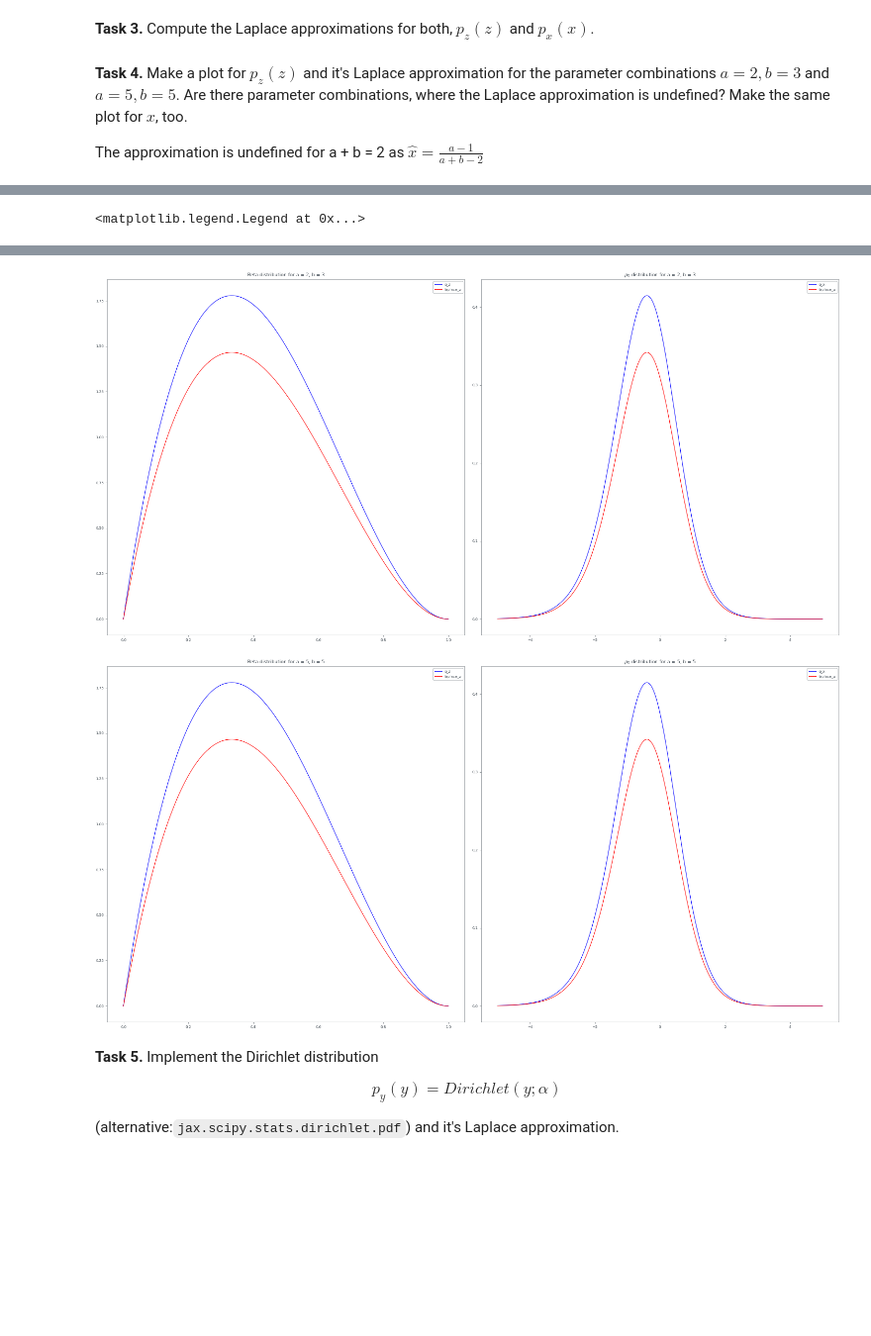
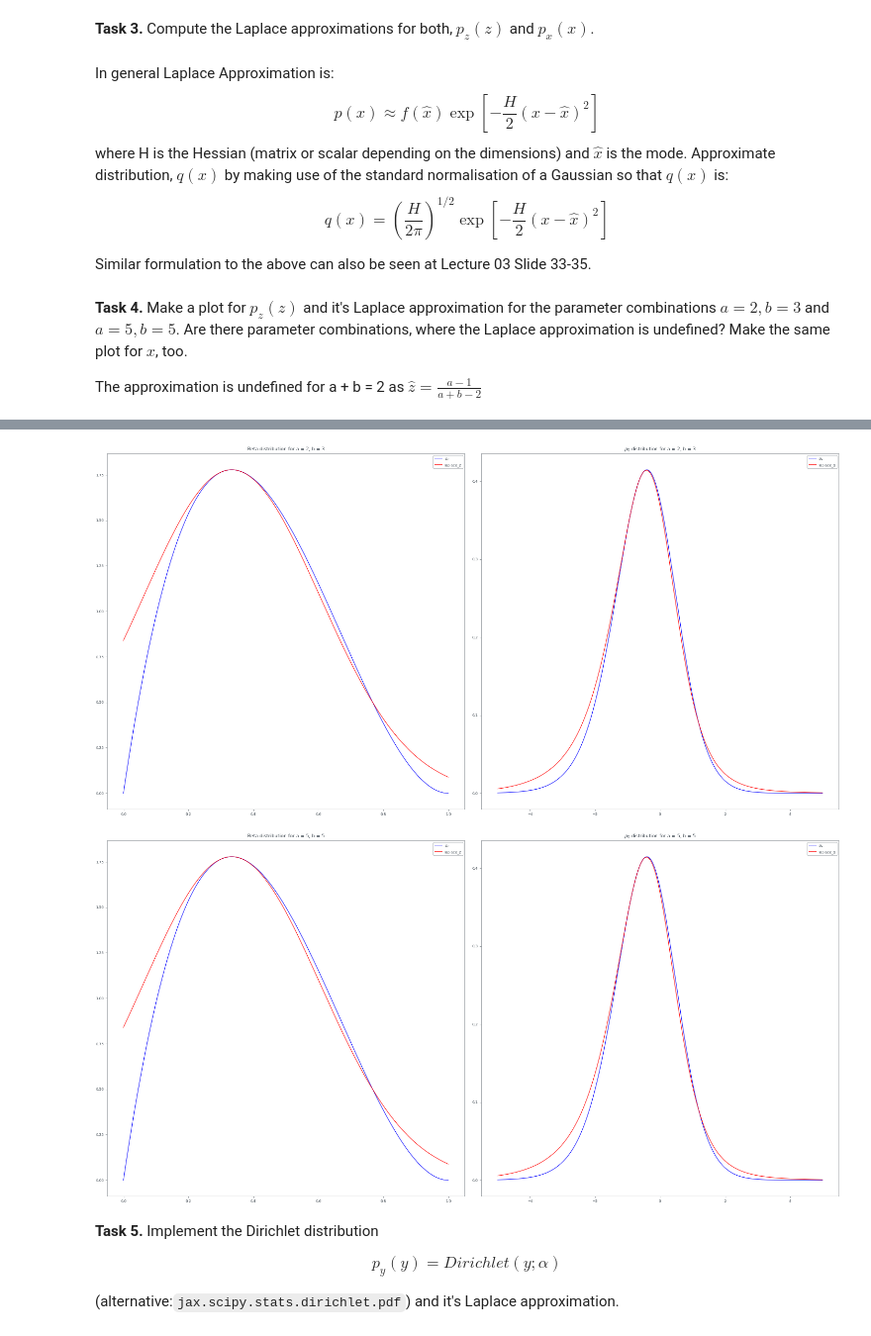
Before and after one commit to Bozcomlekci/PML, a Jupyter notebook: Ex02.ipynb, the cells around one changed output, grey strips where cells are left out. Shown at 99% size. Drawn from its saved outputs; the diff is of its cells as text; code cells hidden in the pictures; blank space fills up the shorter version.

Commit message:
Beta distribution corrected

```diff
--- a/Ex02.ipynb
+++ b/Ex02.ipynb
@@ -313,7 +313,8 @@ def p_z(z, a, b):
       Value of the probability density function at z.
     """
     # TODO
-    return jax.scipy.stats.beta.pdf(z, a, b)
+    p_Z = jax.scipy.stats.beta.pdf(z, a, b)
+    return p_Z #/ jnp.sum(p_Z)
 # %% [markdown]
 **Task 2.** What is the distribution $p_x(x)$ of $x$ if
 
@@ -346,5 +347,17 @@ def p_x(x, a, b):
 # %% [markdown]
 **Task 3.** Compute the Laplace approximations for both,  $p_z(z)$ and $p_x(x)$.
+# %% [markdown]
+In general Laplace Approximation is:
+$$
+p(x) \approx f\left(\hat{x}\right) \exp \left[-\frac{H}{2}\left(x-\hat{x}\right)^2\right]
+$$
+where H is the Hessian (matrix or scalar depending on the dimensions) and $\hat{x}$ is the mode.
+Approximate distribution, $q(x)$ by making use of the standard normalisation of a Gaussian so that $q(x)$ is:
+$$
+q(x)=\left(\frac{H}{2 \pi}\right)^{1 / 2} \exp \left[-\frac{H}{2}\left(x-\hat{x}\right)^2\right]
+$$
+
+Similar formulation to the above can also be seen at Lecture 03 Slide 33-35.
 # %%
 def laplace_z(a, b):
     """Laplace approximation for the beta distribution.
@@ -359,10 +372,11 @@ def laplace_z(a, b):
     # TODO
 
     #Laplace approximation for the beta distribution
-    x_hat = (a - 1) / (a + b - 2)
-    hessian = -(a + b - 2) ** 2 * (1/(a - 1) + 1/(b - 1))
-    B_a_b = x_hat**(a-1) * (1-x_hat)**(b-1) * jnp.sqrt((2 * jnp.pi) / -hessian)
-    p_Z = lambda z: z**(a-1) * (1-z)**(b-1) / B_a_b
+    z_hat = (a - 1) / (a + b - 2) # mode of the beta distribution
+    psi = - (a-1)/z_hat**2 - (b-1)/(1-z_hat)**2  # Hessian at the mode
+    p_Z = lambda z: jnp.exp(jnp.log(p_z(z_hat, a, b))+psi/2*(z-z_hat)**2) \
+        #/ jnp.sum(jnp.exp(p_z(z_hat, a, b)+psi/2*(z-z_hat)**2)) #normalization
+
     return p_Z
 
 def laplace_x(a, b):
@@ -377,16 +391,17 @@ def laplace_x(a, b):
     """
     # TODO
     p_Z = laplace_z(a, b)
-    p_X = lambda x: p_Z(jax.scipy.special.expit(x)) * jax.scipy.special.expit(x) * (1 - jax.scipy.special.expit(x))
+    p_X = lambda x: p_Z(jax.scipy.special.expit(x)) * jax.scipy.special.expit(x) * (1 - jax.scipy.special.expit(x)) \
+        #/ jnp.sum(p_Z(jax.scipy.special.expit(x)) * jax.scipy.special.expit(x) * (1 - jax.scipy.special.expit(x))) #normalization
     return p_X
 # %% [markdown]
 **Task 4.** Make a plot for $p_z(z)$ and it's Laplace approximation for the parameter combinations $a=2, b=3$ and $a=5, b=5$. Are there parameter combinations, where the Laplace approximation is undefined? Make the same plot for $x$, too.
 
-The approximation is undefined for a + b = 2 as $\hat{x}=\frac{a-1}{a+b-2}$
+The approximation is undefined for a + b = 2 as $\hat{z}=\frac{a-1}{a+b-2}$
 # %%
 # TODO: Plot
-z = np.linspace(0, 1, 1000)
-x = np.linspace(-5, 5, 1000)
+z = jnp.linspace(0, 1, 1000)
+x = jnp.linspace(-5, 5, 1000)
 a = 2
 b = 3
 fig, (ax1, ax2) = plt.subplots(1, 2, figsize=(20, 10))
@@ -396,12 +411,12 @@ P_x = p_x(x, a, b)
 P_z_laplace = laplace_z(a, b)(z)
 P_x_laplace = laplace_x(a, b)(x)
 
-ax1.plot(z, P_z, label="p_z", color="blue")
+ax1.plot(z, P_z, label="$p_z$", color="blue")
 ax1.plot(z, P_z_laplace, label="laplace_z", color="red")
 ax1.set_title("Beta distribution for a = 2, b = 3")
 ax1.legend()
 
-ax2.plot(x, P_x, label="p_x", color="blue")
+ax2.plot(x, P_x, label="$p_x$", color="blue")
 ax2.plot(x, P_x_laplace, label="laplace_x", color="red")
 ax2.set_title("$p_X$ distribution for a = 2, b = 3")
 ax2.legend()
@@ -409,17 +424,17 @@ ax2.legend()
 # TODO: Plot
 a = 5
 b = 5
-z = np.linspace(0, 1, 1000)
-x = np.linspace(-5, 5, 1000)
+z =jnp.linspace(0, 1, 1000)
+x = jnp.linspace(-5, 5, 1000)
 
 fig, (ax1, ax2) = plt.subplots(1, 2, figsize=(20, 10))
-ax1.plot(z, P_z, label="p_z", color="blue")
+ax1.plot(z, P_z, label="$p_z$", color="blue")
 ax1.plot(z, P_z_laplace, label="laplace_z", color="red")
 ax1.set_title("Beta distribution for a = 5, b = 5")
 
 ax1.legend()
 
-ax2.plot(x, P_x, label="p_x", color="blue")
+ax2.plot(x, P_x, label="$p_x$", color="blue")
 ax2.plot(x, P_x_laplace, label="laplace_x", color="red")
 ax2.set_title("$p_X$ distribution for a = 5, b = 5")
 ax2.legend()
@@ -428 +442,0 @@ WARNING:jax._src.lib.xla_bridge:No GPU/TPU found, falling back to CPU. (Set TF_C
-<matplotlib.legend.Legend at 0x...>
@@ -441,5 +443,5 @@ WARNING:matplotlib.font_manager:findfont: Generic family 'sans' not found becaus
-[figure, old version]
+[figure, new version]
-[figure, old version]
+[figure, new version]
 # %% [markdown]
 **Task 5.** Implement the Dirichlet distribution
 
```
Also changed, not shown: parts of 5 cells of this notebook.
